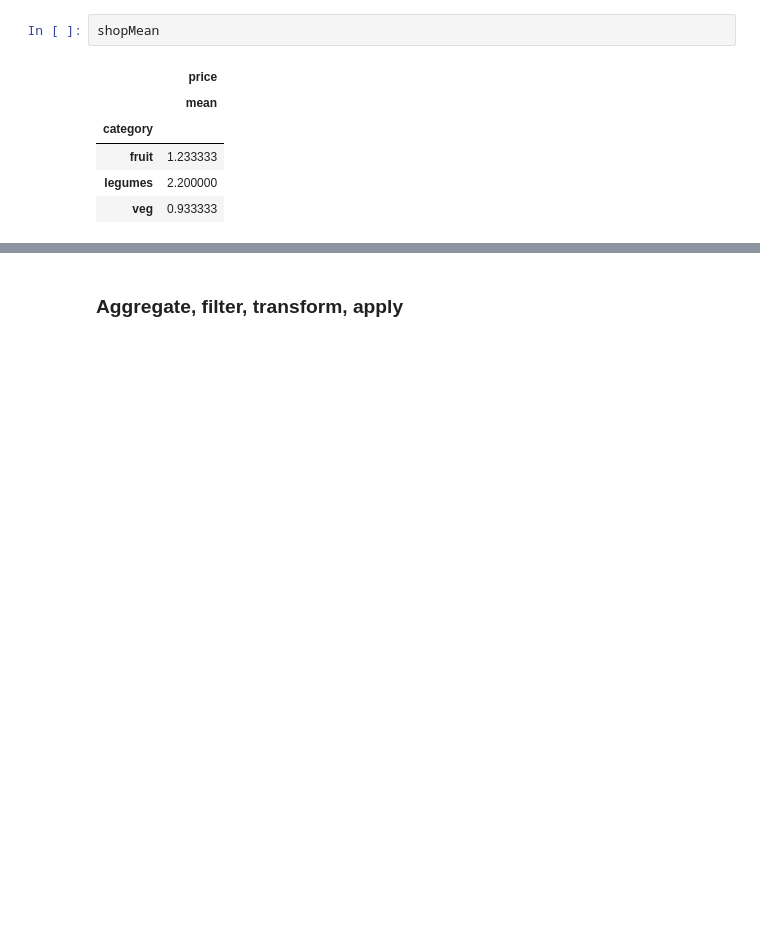
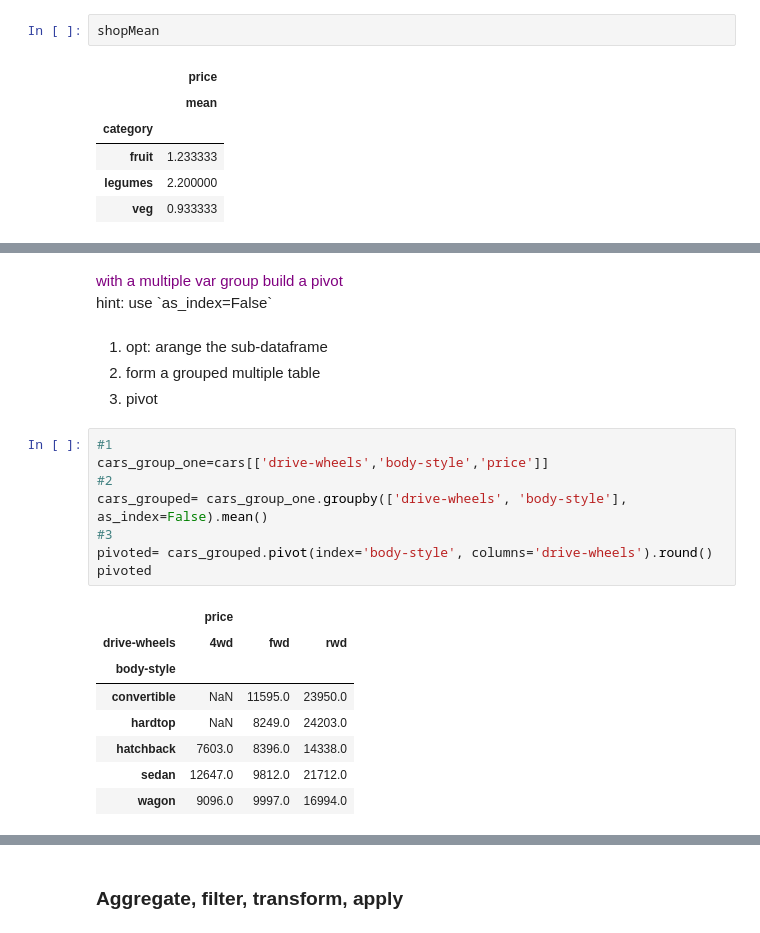
Before and after one commit to chezydan/pytopics, a Jupyter notebook: Pandas.ipynb, the cells around one changed output, grey strips where cells are left out. Saved outputs shown, nothing was run; the diff lists cells and outputs as text; blank space fills up the shorter version.

```diff
--- a/Pandas.ipynb
+++ b/Pandas.ipynb
@@ -405,0 +493,27 @@ shopMean
+# %% [markdown]
+<p> <span style ="color:purple">with a multiple var group build a pivot</span> <br>
+    hint: use `as_index=False`
+# %% [markdown]
+<ol>
+    <li> opt: arange the sub-dataframe </li>
+    <li> form a grouped multiple table  </li>
+    <li> pivot </li>
+
+</ol>
+# %%
+#1
+cars_group_one=cars[['drive-wheels','body-style','price']]
+#2
+cars_grouped= cars_group_one.groupby(['drive-wheels', 'body-style'], as_index=False).mean()
+#3
+pivoted= cars_grouped.pivot(index='body-style', columns='drive-wheels').round()
+pivoted
+# %% [output]
+|  | price |  |  |
+| drive-wheels | 4wd | fwd | rwd |
+| body-style |  |  |  |
+| convertible | NaN | 11595.0 | 23950.0 |
+| hardtop | NaN | 8249.0 | 24203.0 |
+| hatchback | 7603.0 | 8396.0 | 14338.0 |
+| sedan | 12647.0 | 9812.0 | 21712.0 |
+| wagon | 9096.0 | 9997.0 | 16994.0 |
```
Also changed, not shown: parts of 25 cells of this notebook, 13 other files.
